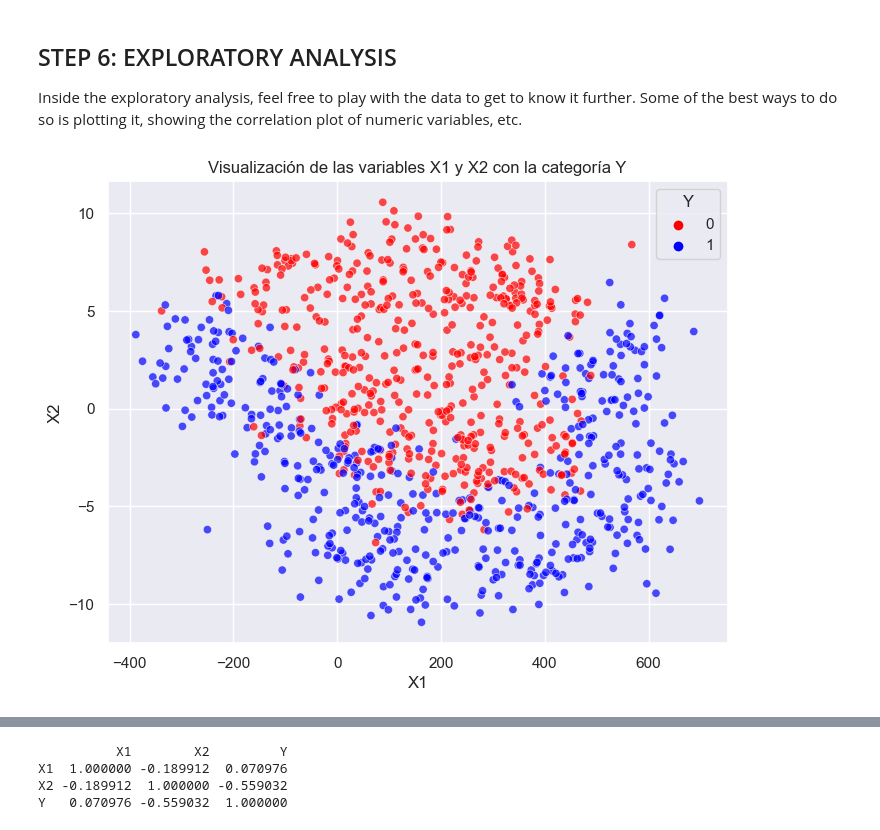
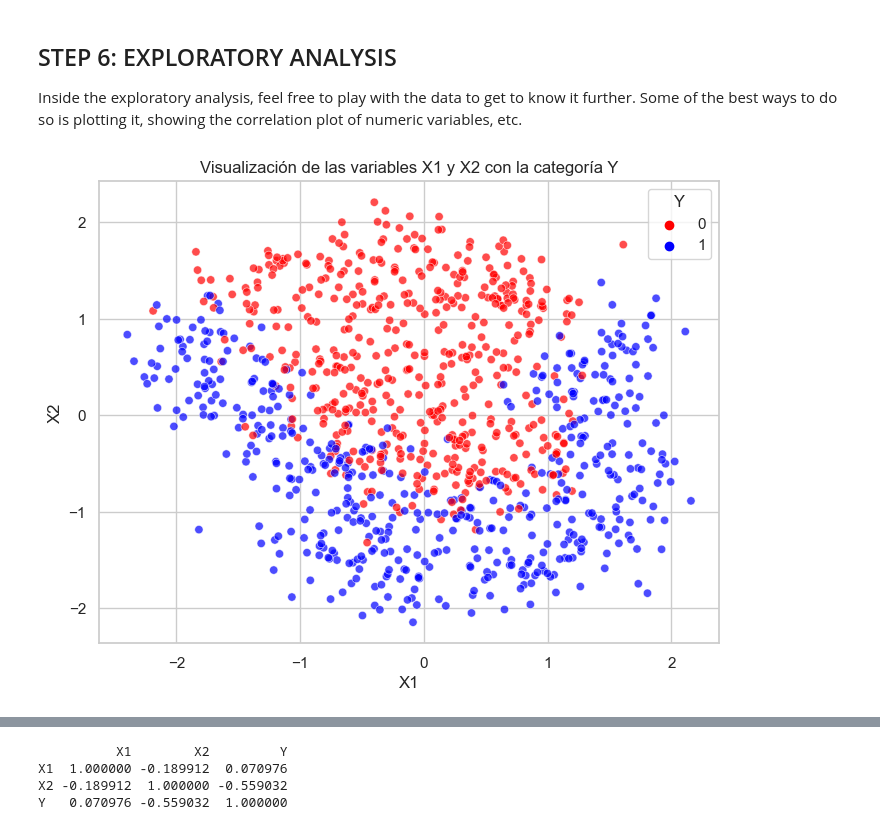
Before and after one commit to ICAI-IMAT-ML/p2-2-crishernandezp, a Jupyter notebook: Lab_2_1_intro/Lab_2_1_intro.ipynb, the cells around one changed output, grey strips where cells are left out. Cells and saved outputs as stored; diff of their text form; code cells hidden in the pictures.

```diff
--- a/Lab_2_1_intro/Lab_2_1_intro.ipynb
+++ b/Lab_2_1_intro/Lab_2_1_intro.ipynb
@@ -287,17 +287,17 @@ Inside the exploratory analysis, feel free to play with the data to get to know
 # %%
 # Do again the scatterplot for the dataset, but now with the processed version
 
 # Visualización con un scatter plot usando Seaborn
 plt.figure(figsize=(8,6))
-sns.scatterplot(data=cleaned_df, x='X1', y='X2', hue='Y', palette={1: 'blue', 0: 'red'}, alpha=0.7)
+sns.scatterplot(data=df_estandarizado, x='X1', y='X2', hue='Y', palette={1: 'blue', 0: 'red'}, alpha=0.7)
 
 plt.title('Visualización de las variables X1 y X2 con la categoría Y')
 plt.xlabel('X1')
 plt.ylabel('X2')
 plt.legend(title='Y')
 plt.show()
 # %% [output]
-[figure, old version]
+[figure, new version]
 # %%
 # One idea: perform a scatterplot where you face each variable against each other (all vs. all)
 
```
Also changed, not shown: parts of 6 cells of this notebook, 6 other files.
